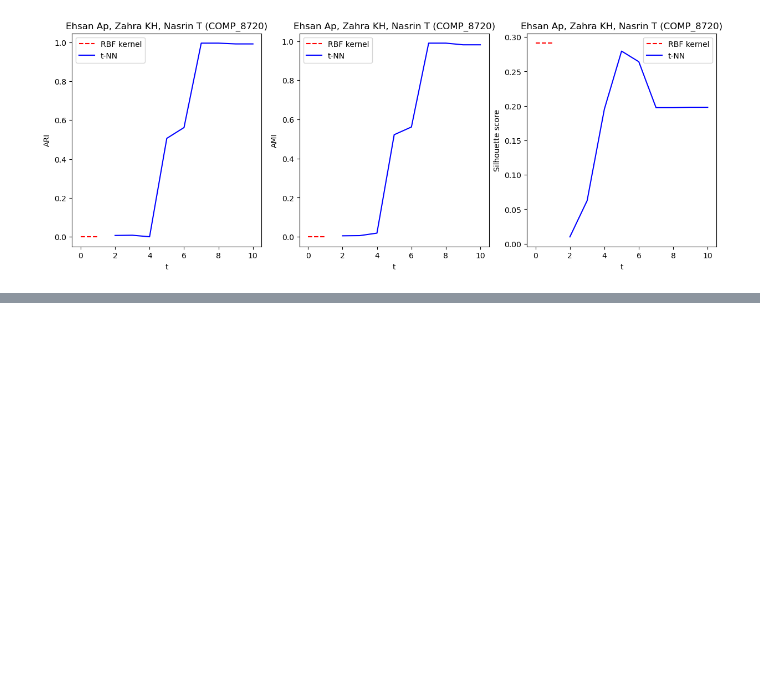
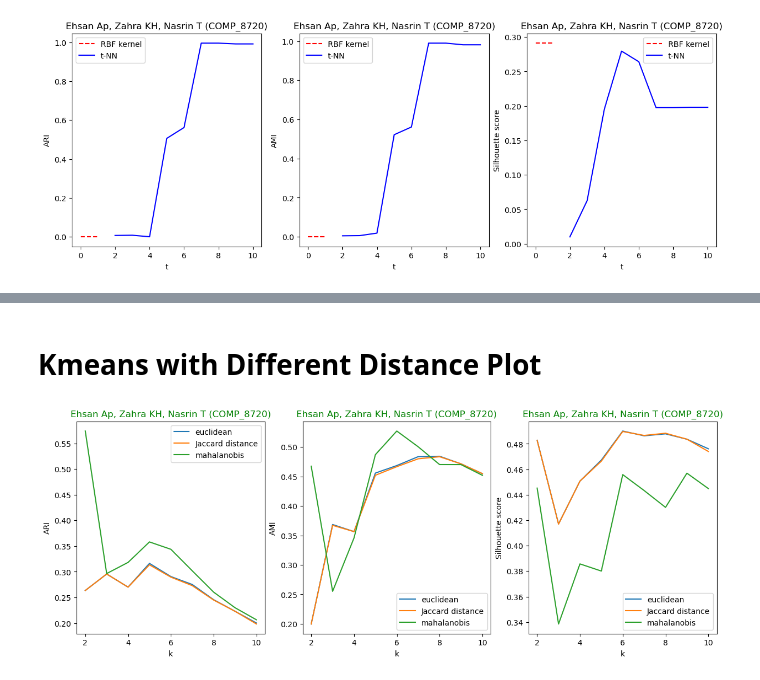
Before and after one commit to ehsanap7/adv_topics_ai, a Jupyter notebook: assignments/assignment_1,2/code/clustering_models_2.ipynb, the cells around one changed output, grey strips where cells are left out. Cells and saved outputs as stored; diff of their text form; code cells hidden in the pictures; blank space fills up the shorter version.

```diff
--- a/assignments/assignment_1,2/code/clustering_models_2.ipynb
+++ b/assignments/assignment_1,2/code/clustering_models_2.ipynb
@@ -403,0 +441,50 @@ plt.show()
+# %% [markdown]
+# Kmeans with Different Distance Plot
+# %%
+X = moons_csv[['x1', 'x2']]
+y_true = moons_csv['label']
+
+k_range = range(2, 11)
+
+distance_functions = ['euclidean', 'Jaccard distance', 'mahalanobis']
+
+ari = {dist_func: [] for dist_func in distance_functions}
+ami = {dist_func: [] for dist_func in distance_functions}
+sil = {dist_func: [] for dist_func in distance_functions}
+
+for k in k_range:
+    for dist_func in distance_functions:
+        if dist_func == 'mahalanobis':
+            cov = np.cov(X.values.T)
+            inv_cov = np.linalg.inv(cov)
+            dist_matrix = pairwise_distances(X, metric='mahalanobis', VI=inv_cov)
+            km = KMeans(n_clusters=k, init='k-means++', n_init=10, max_iter=300, tol=1e-4)
+            labels = km.fit_predict(dist_matrix)
+        else:
+            km = KMeans(n_clusters=k, init='k-means++', n_init=10, max_iter=300, tol=1e-4)
+            labels = km.fit_predict(X)
+        ari[dist_func].append(adjusted_rand_score(y_true, labels))
+        ami[dist_func].append(adjusted_mutual_info_score(y_true, labels))
+        sil[dist_func].append(silhouette_score(X, labels))
+
+fig, ax = plt.subplots(1, 3, figsize=(15, 5))
+for dist_func in distance_functions:
+    ax[0].plot(k_range, ari[dist_func], label=dist_func)
+    ax[1].plot(k_range, ami[dist_func], label=dist_func)
+    ax[2].plot(k_range, sil[dist_func], label=dist_func)
+ax[0].set_xlabel('k')
+ax[0].set_ylabel('ARI')
+ax[0].set_ylabel('ARI')
+ax[0].set_title("Ehsan Ap, Zahra KH, Nasrin T (COMP_8720)", color='green')
+ax[0].legend()
+ax[1].set_xlabel('k')
+ax[1].set_ylabel('AMI')
+ax[1].set_title("Ehsan Ap, Zahra KH, Nasrin T (COMP_8720)", color='green')
+ax[1].legend()
+ax[2].set_xlabel('k')
+ax[2].set_ylabel('Silhouette score')
+ax[2].set_title("Ehsan Ap, Zahra KH, Nasrin T (COMP_8720)", color='green')
+ax[2].legend()
+plt.show()
+# %% [output]
+[figure, added]
```
Also changed, not shown: parts of 14 cells of this notebook.
